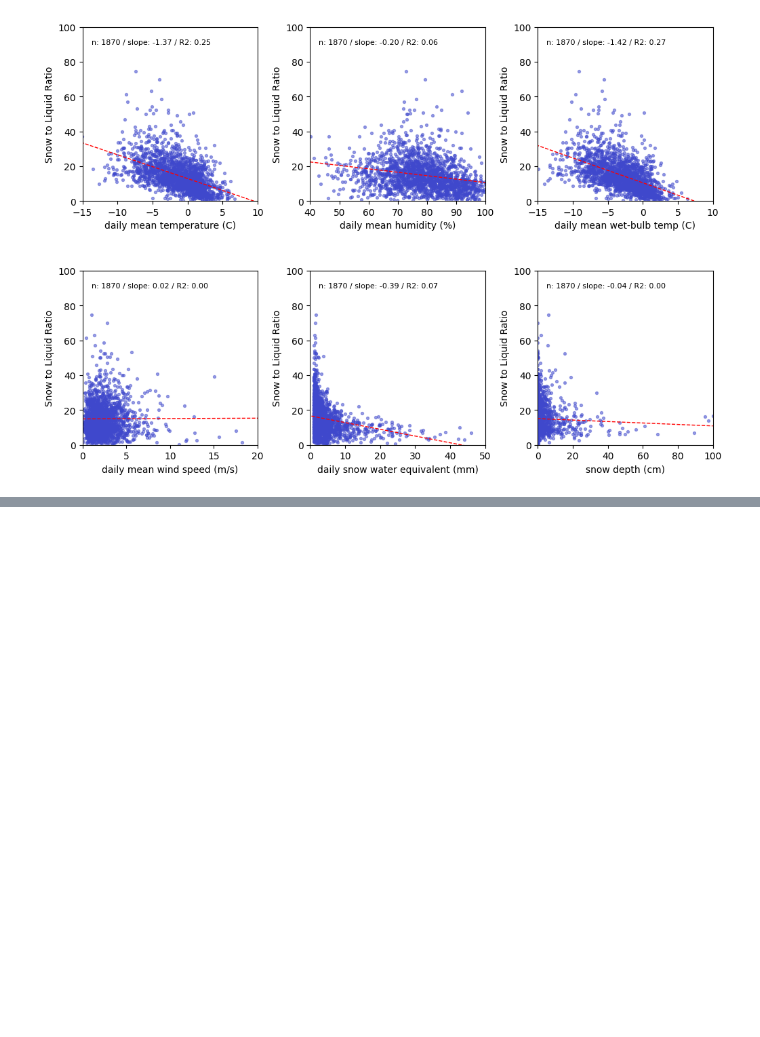
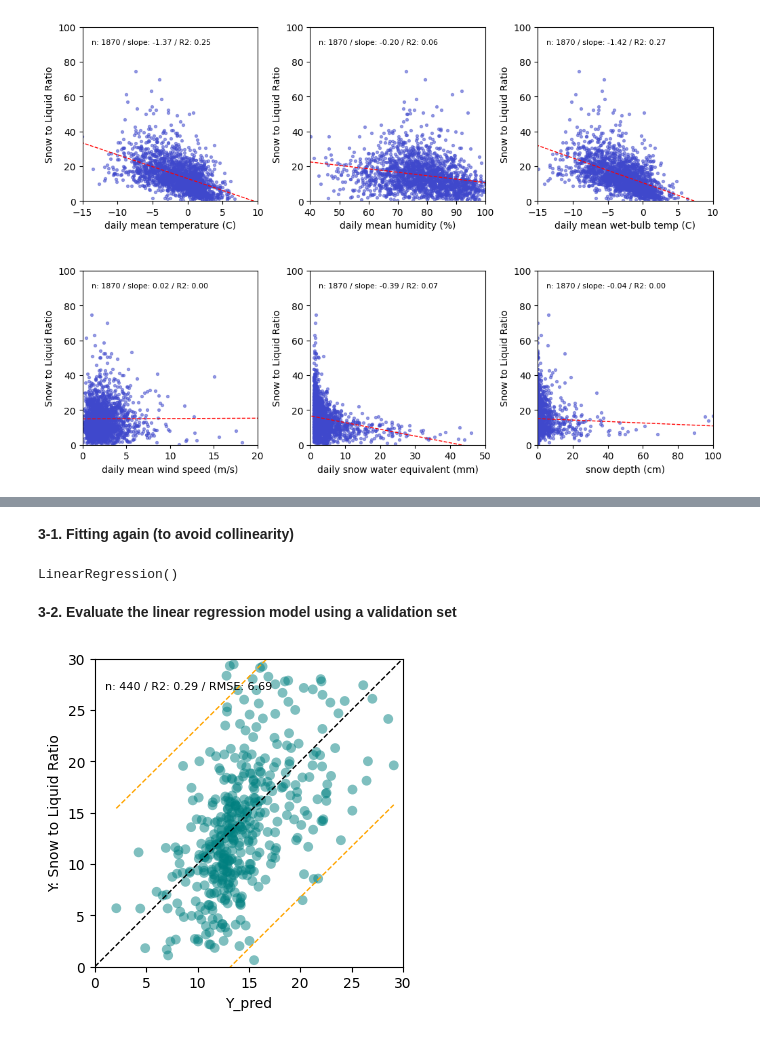
Before and after one commit to hunter3789/SLR-study, a Jupyter notebook: SLR-study.ipynb, the cells around one changed output, grey strips where cells are left out. Cells and saved outputs as stored; diff of their text form; code cells hidden in the pictures; blank space fills up the shorter version.

```diff
--- a/SLR-study.ipynb
+++ b/SLR-study.ipynb
@@ -96,3 +174,72 @@ for index, pred in enumerate(pred_list):
+# %% [markdown]
+**3-1. Fitting again (to avoid collinearity)**
+# %%
+varname = ['tw_avg', 'swe', 'sd_min']
+X = trainset[varname]
+Y = trainset['slr']
+
+model = LinearRegression()
+model.fit(X, Y)
+# %% [output]
+LinearRegression()
+# %% [markdown]
+**3-2. Evaluate the linear regression model using a validation set**
+# %%
+import seaborn as sns
+
+# Evaluate the model with validation set
+validset = df[df['date'] > cutoff_date].dropna().copy()
+
+varname = ['tw_avg', 'swe', 'sd_min']
+X = validset[varname]
+
+# Calculate degrees of freedom (n - k - 1)
+n = X.shape[0]   # Number of observations
+k = X.shape[1]   # Number of predictors
+dfd = n - k - 1   # Degrees of freedom
+p = 2  # One slope + one intercept
+
+# Calculate Mean Squared Error
+validset['regress'] = model.predict(X)
+validset['residual'] = validset['slr'] - validset['regress']
+mse = np.sum(validset['residual']**2) / dfd
+
+# Standard error of predictions
+X_with_intercept = np.column_stack((np.ones(len(X)), X))  # Add intercept
+pred_se = np.sqrt(np.diag(mse * (1 + X_with_intercept @ np.linalg.inv(X_with_intercept.T @ X_with_intercept) @ X_with_intercept.T)))
+
+# Prediction Interval (95%)
+confidence_level = 0.95
+t_value = stats.t.ppf((1 + confidence_level) / 2, n - p)
+validset['prediction_interval_lower'] = validset['regress'] - t_value * pred_se
+validset['prediction_interval_upper'] = validset['regress'] + t_value * pred_se
+
+# Plot the results
+fig, ax = plt.subplots(1,1, figsize=(4.5,4))
+plt.subplots_adjust(hspace=0.4, wspace=0.3)
+
+ax.set_aspect("equal")
+ymax = 30
+
+ax.plot([0,ymax], [0,ymax], linewidth=1, color="black", linestyle="--")
+color = "#008080"
+
+r2 = r2_score(validset['slr'], validset['regress'])
+rmse = np.sqrt(mean_squared_error(validset['regress'], validset['slr']))
+n = len(validset['slr'])
+ax.text(1,ymax*0.9,'n: {n} / R2: {R2:.2f} / RMSE: {RMSE:.2f}'.format(n=n, R2=r2, RMSE=rmse), fontsize=8, color="black")
+sns.regplot(x=validset['regress'], y=validset['prediction_interval_lower'], lowess=True, scatter_kws={'s':0}, line_kws={'color':'orange', 'linewidth':1, 'linestyle':'--'}, ax=ax)
+sns.regplot(x=validset['regress'], y=validset['prediction_interval_upper'], lowess=True, scatter_kws={'s':0}, line_kws={'color':'orange', 'linewidth':1, 'linestyle':'--'}, ax=ax)
+ax.scatter(validset['regress'], validset['slr'], color=color, alpha=0.5, edgecolors='none', s=50)
+
+ax.set_ylim(0,ymax)
+ax.set_xlim(0,ymax)
+ax.set_xlabel('Y_pred')
+ax.set_ylabel('Y: Snow to Liquid Ratio')
+
+plt.show()
+# %% [output]
+[figure, added]
 # %%
 def get_reg_info():
     reg_info = [{"reg_name":"전라권", "fct_key": "11F1%:21F1%:11F2%:21F2%"},
```
Also changed, not shown: parts of 3 cells of this notebook.
